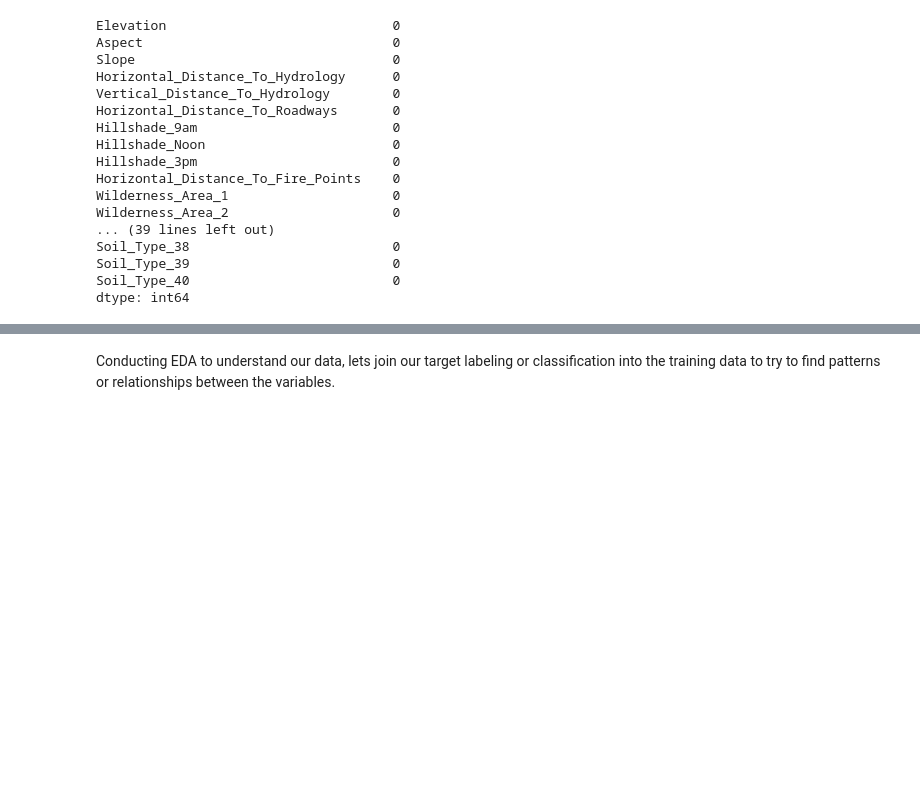
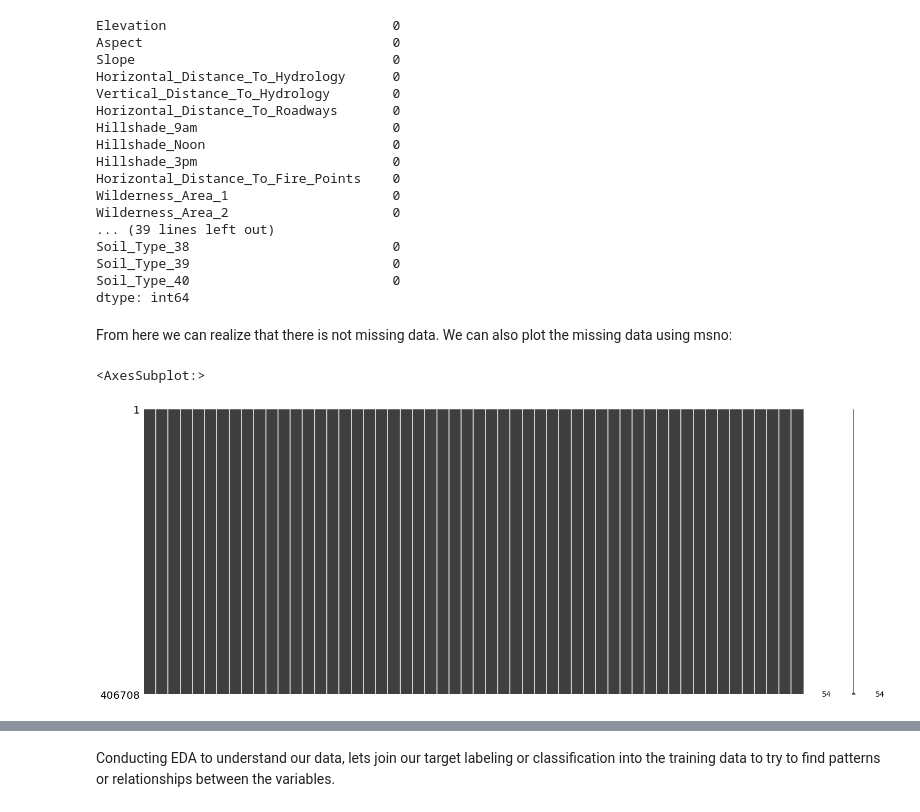
Before and after one commit to sebasmos/Forest_Analysis, a Jupyter notebook: EDA-forest.ipynb, the cells around one changed output, grey strips where cells are left out. Cells and saved outputs as stored; diff of their text form; code cells hidden in the pictures; blank space fills up the shorter version.

```diff
--- a/EDA-forest.ipynb
+++ b/EDA-forest.ipynb
@@ -131,3 +113,10 @@ Soil_Type_38                          0
 Soil_Type_39                          0
 Soil_Type_40                          0
 dtype: int64
+# %% [markdown]
+From here we can realize that there is not missing data. We can also plot the missing data using msno:
+# %%
+msno.matrix(msno.nullity_sort(X, sort='descending'))
+# %% [output]
+<AxesSubplot:>
+[figure, added]
```
Also changed, not shown: parts of 56 cells of this notebook, 7 other files.
